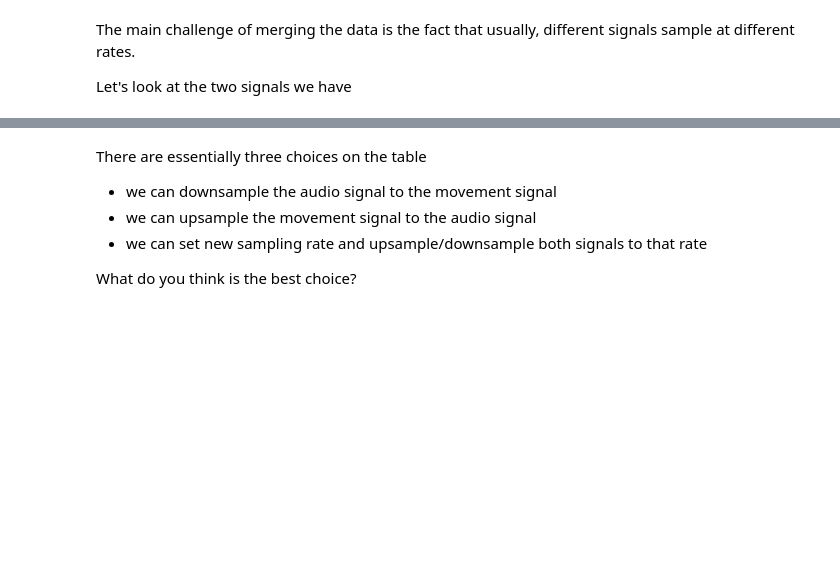
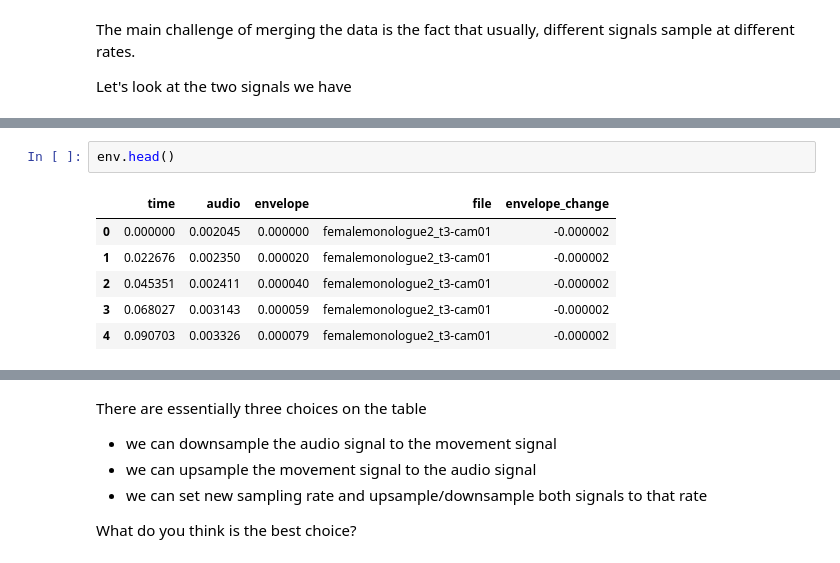
Before and after one commit to macedomarianoel/envisionBOX_SummerschoolAmsterdam2025-1, a Jupyter notebook: Day4_MultimodalMerging/1_Data_merging.ipynb, the cells around one changed output, grey strips where cells are left out. Cells and saved outputs as stored; diff of their text form; blank space fills up the shorter version.

```diff
--- a/Day4_MultimodalMerging/1_Data_merging.ipynb
+++ b/Day4_MultimodalMerging/1_Data_merging.ipynb
@@ -33,0 +52,9 @@ Let's look at the two signals we have
+# %%
+env.head()
+# %% [output]
+|  | time | audio | envelope | file | envelope_change |
+| 0 | 0.000000 | 0.002045 | 0.000000 | femalemonologue2_t3-cam01 | -0.000002 |
+| 1 | 0.022676 | 0.002350 | 0.000020 | femalemonologue2_t3-cam01 | -0.000002 |
+| 2 | 0.045351 | 0.002411 | 0.000040 | femalemonologue2_t3-cam01 | -0.000002 |
+| 3 | 0.068027 | 0.003143 | 0.000059 | femalemonologue2_t3-cam01 | -0.000002 |
+| 4 | 0.090703 | 0.003326 | 0.000079 | femalemonologue2_t3-cam01 | -0.000002 |
```
Also changed, not shown: parts of 8 cells of this notebook, 1 other file.
